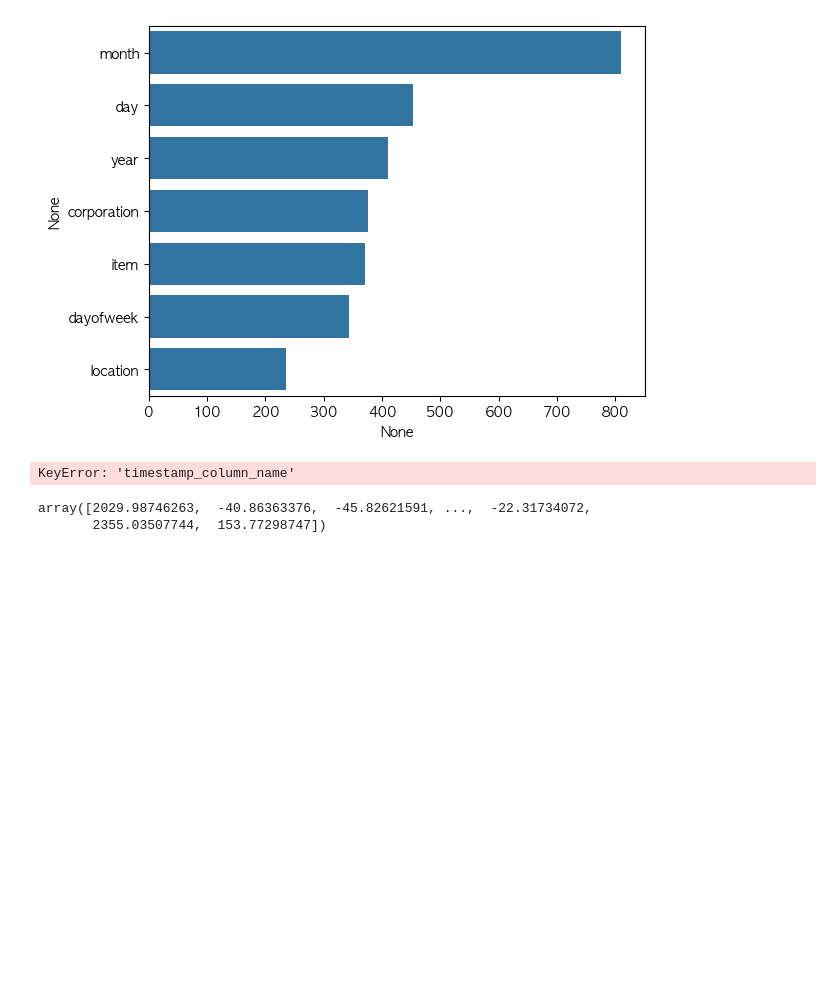
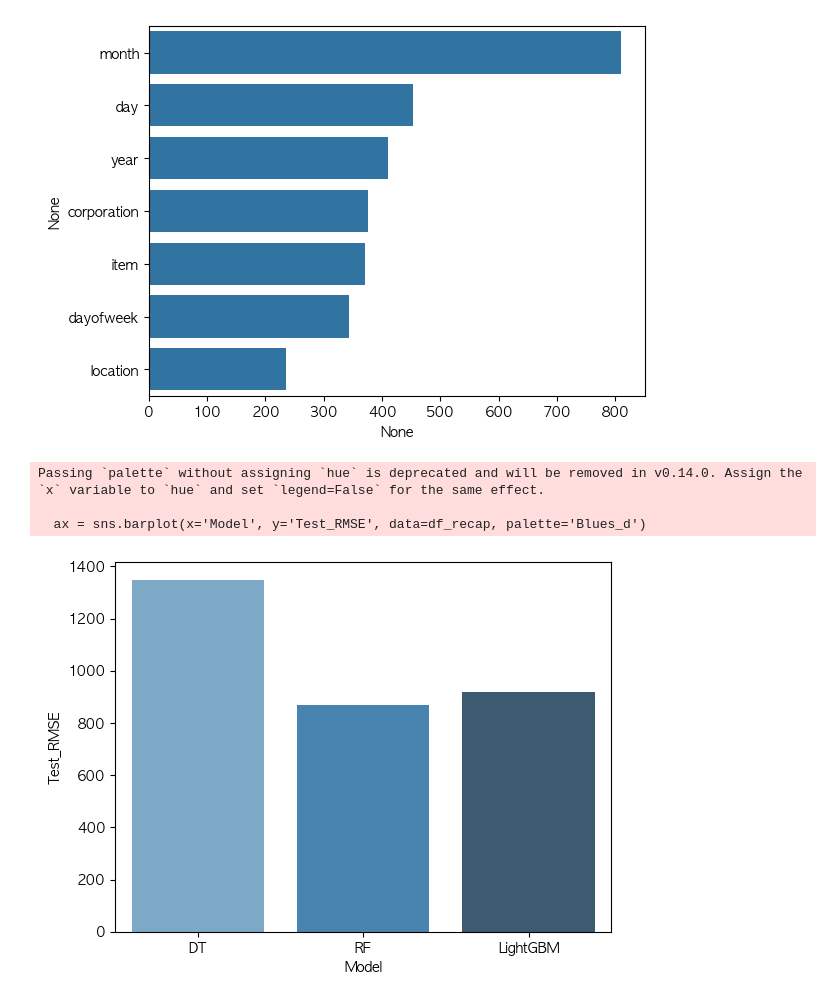
Before and after one commit to Joy-9707/sparta_practice, a Jupyter notebook: 김희정_0213.ipynb, the cells around one changed output. Drawn from its saved outputs; the diff is of its cells as text; code cells hidden in the pictures; blank space fills up the shorter version.

```diff
--- a/김희정_0213.ipynb
+++ b/김희정_0213.ipynb
@@ -621,15 +617,15 @@ X
 # %%
 ## 의사결정 나무
 
-tree = DecisionTreeClassifier(max_depth=1)
+tree = DecisionTreeRegressor(max_depth=3)
 tree.fit(X_train,y_train)
 pred_dt_train = tree.predict(X_train)
 pred_dt_test = tree.predict(X_test)
-acc_train = accuracy_score(y_train, pred_dt_train)
-acc_test = accuracy_score(y_test, pred_dt_test)
+# acc_train = accuracy_score(y_train, pred_dt_train)
+# acc_test = accuracy_score(y_test, pred_dt_test)
 # f1_train = f1_score(y_train, pred_train)
 # f1_test = f1_score(y_test, pred_test)
-print(f"accuracy : 학습: {acc_train}, 테스트: {acc_test}")
+# print(f"accuracy : 학습: {acc_train}, 테스트: {acc_test}")
 # print(f"f1 score : 학습: {f1_train}, 테스트: {f1_test}")
 
 mse_train = mean_squared_error(y_train, pred_dt_train)
@@ -641,4 +637,8 @@ mae_train = mean_absolute_error(y_train, pred_dt_train)
 mae_test = mean_absolute_error(y_test, pred_dt_test)
 
 print(f"MAE 학습: {mae_train}, 테스트: {mae_test}")
+
+dt_rmse_train = np.sqrt(mean_squared_error(y_train, pred_dt_train))
+dt_rmse_test = np.sqrt(mean_squared_error(y_test, pred_dt_test))
+print(f"RMSE 학습: {dt_rmse_train}, 테스트: {dt_rmse_test}")
 # %% [output]
@@ -708,23 +708,26 @@ sns.barplot(x=feature_series, y=feature_series.index)
 <Axes: xlabel='None', ylabel='None'>
 [figure]
 # %%
-result_df = X_test.copy()
-result_df['예측 가격'] = pred_lgb_test
+# result_df = X_test.copy()
+# result_df['예측 가격'] = pred_lgb_test
 
-result_df['timestamp'] = pd.to_datetime(result_df['timestamp_column_name'])
+# result_df['timestamp'] = pd.to_datetime(result_df['timestamp_column_name'])
 
-plt.figure(figsize=(12,6))
-plt.plot(result_df['timestamp'], result_df['price(원/kg)'], label='Actual Price', marker='o')
-plt.plot(result_df['timestamp'], result_df['predicted_price'], label='Predicted Price', marker='x')
-plt.title('Actual vs Predicted Prices Over Time')
-plt.xlabel('Timestamp')
-plt.ylabel('Price(원/kg)')
-plt.legend()
-plt.show()
+# plt.figure(figsize=(12,6))
+# plt.plot(result_df['timestamp'], result_df['price(원/kg)'], label='Actual Price', marker='o')
+# plt.plot(result_df['timestamp'], result_df['predicted_price'], label='Predicted Price', marker='x')
+# plt.title('Actual vs Predicted Prices Over Time')
+# plt.xlabel('Timestamp')
+# plt.ylabel('Price(원/kg)')
+# plt.legend()
+# plt.show()
-# %% [output]
-KeyError: 'timestamp_column_name'
-# %%
-pred_lgb_test
-# %% [output]
-array([2029.98746263,  -40.86363376,  -45.82621591, ...,  -22.31734072,
-       2355.03507744,  153.77298747])
+# %%
+rmse_test = [dt_rmse_test, rf_rmse_test, lgb_rmse_test]
+recap_model = ["DT", "RF", "LightGBM"]
+df_recap = pd.DataFrame({'Model':recap_model, 'Test_RMSE':rmse_test})
+ax = sns.barplot(x='Model', y='Test_RMSE', data=df_recap, palette='Blues_d')
+# %% [output]
+Passing `palette` without assigning `hue` is deprecated and will be removed in v0.14.0. Assign the `x` variable to `hue` and set `legend=False` for the same effect.
+
+  ax = sns.barplot(x='Model', y='Test_RMSE', data=df_recap, palette='Blues_d')
+[figure, added]
```
Also changed, not shown: parts of 3 cells of this notebook.
